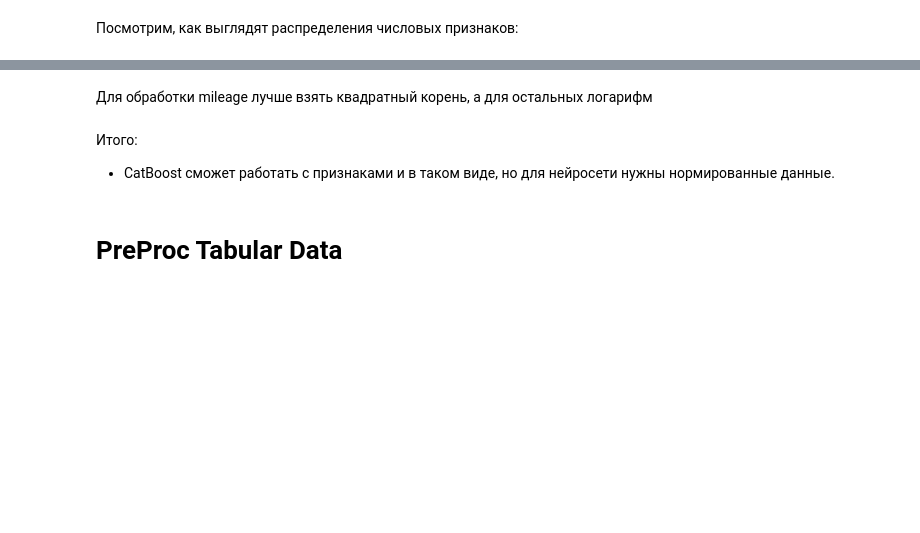
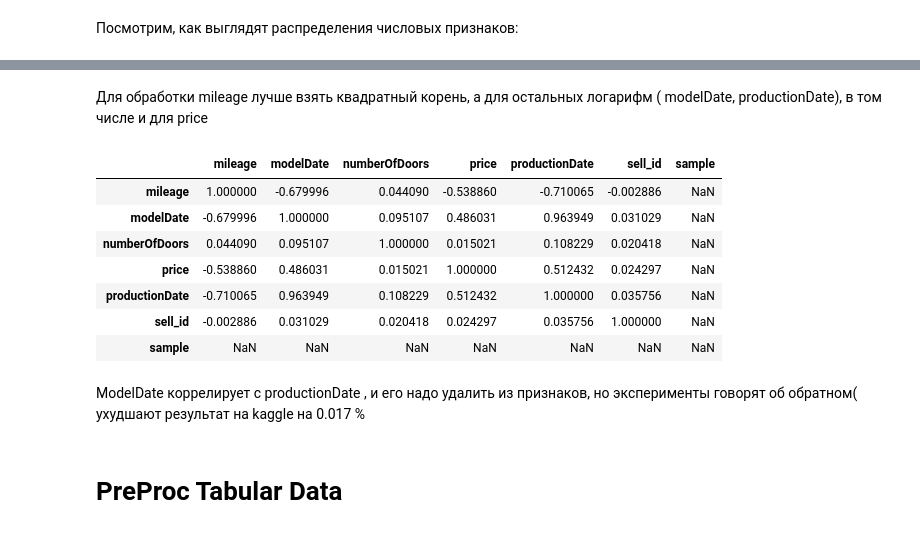
Before and after one commit to yoineko/skillfactory-module7, a Jupyter notebook: car_price.ipynb, the cells around one changed output, grey strips where cells are left out. Cells and saved outputs as stored; diff of their text form; code cells hidden in the pictures; blank space fills up the shorter version.

```diff
--- a/car_price.ipynb
+++ b/car_price.ipynb
@@ -308,10 +291,20 @@ visualize_distributions({
 # %% [output]
 [drawing not drawn]
 # %% [markdown]
-Для обработки mileage лучше взять квадратный корень, а для остальных логарифм
+Для обработки mileage лучше взять квадратный корень, а для остальных логарифм ( modelDate, productionDate), в том числе и для  price
-# %% [markdown]
-Итого:
-* CatBoost сможет работать с признаками и в таком виде, но для нейросети нужны нормированные данные.
+# %%
+train.corr()
+# %% [output]
+|  | mileage | modelDate | numberOfDoors | price | productionDate | sell_id | sample |
+| mileage | 1.000000 | -0.679996 | 0.044090 | -0.538860 | -0.710065 | -0.002886 | NaN |
+| modelDate | -0.679996 | 1.000000 | 0.095107 | 0.486031 | 0.963949 | 0.031029 | NaN |
+| numberOfDoors | 0.044090 | 0.095107 | 1.000000 | 0.015021 | 0.108229 | 0.020418 | NaN |
+| price | -0.538860 | 0.486031 | 0.015021 | 1.000000 | 0.512432 | 0.024297 | NaN |
+| productionDate | -0.710065 | 0.963949 | 0.108229 | 0.512432 | 1.000000 | 0.035756 | NaN |
+| sell_id | -0.002886 | 0.031029 | 0.020418 | 0.024297 | 0.035756 | 1.000000 | NaN |
+| sample | NaN | NaN | NaN | NaN | NaN | NaN | NaN |
+# %% [markdown]
+ModelDate коррелирует с productionDate , и его надо удалить из признаков, но эксперименты говорят об обратном( ухудшают результат на kaggle на 0.017 %
 # %% [markdown]
 # PreProc Tabular Data
 # %%
```
Also changed, not shown: parts of 82 cells of this notebook.
